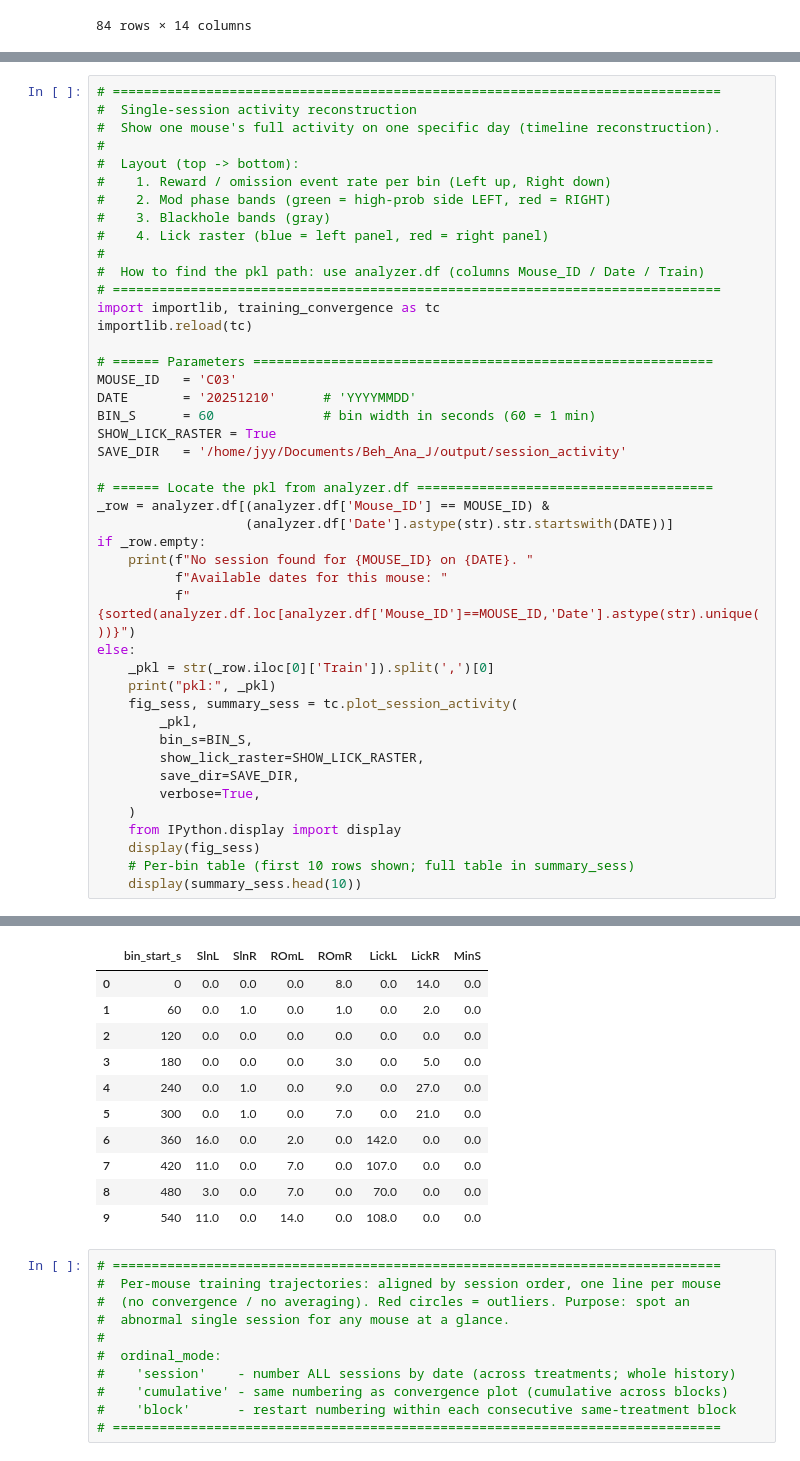
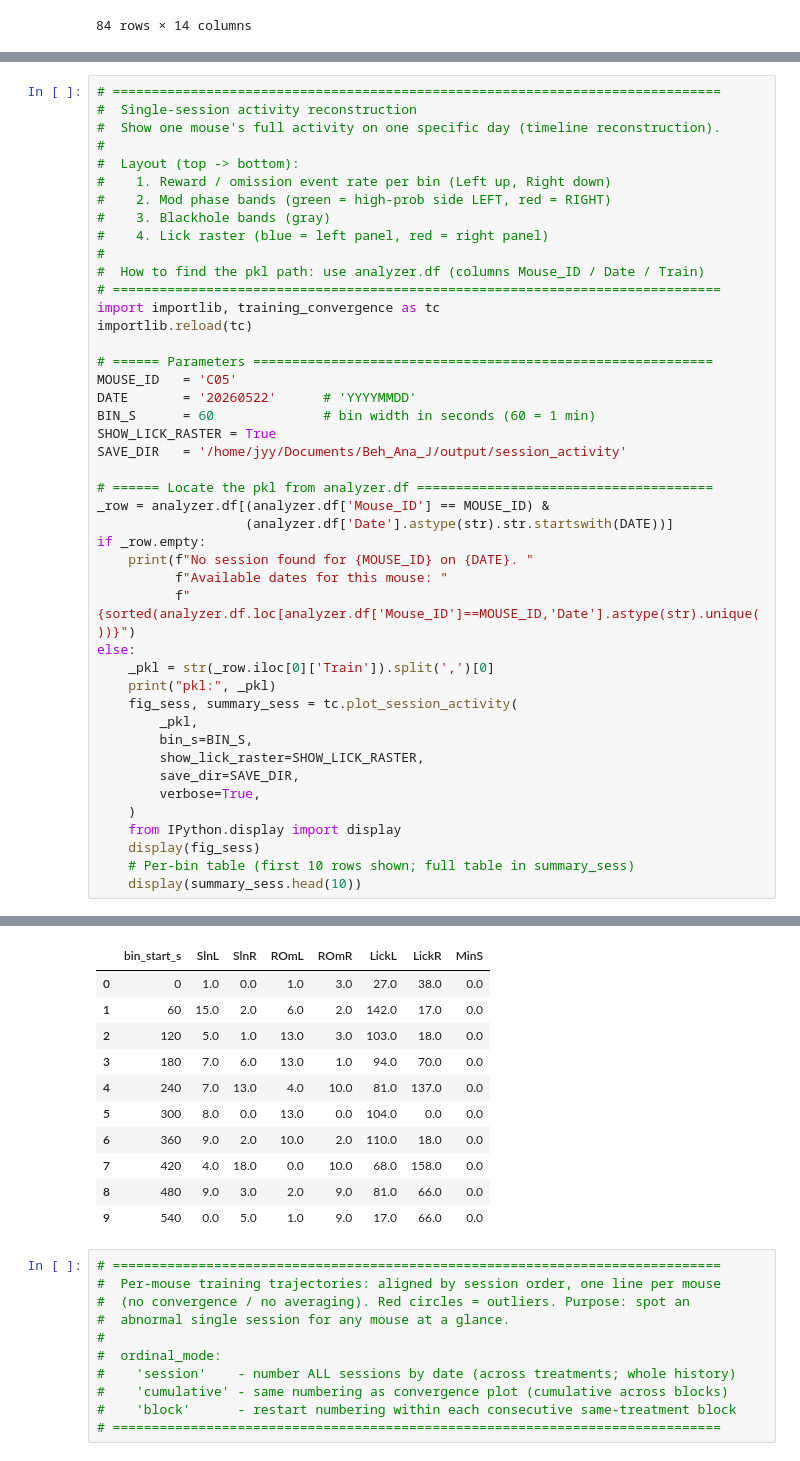
Before and after one commit to zyyk78/Beh_Ana, a Jupyter notebook: 3-main_AnaOfdata.ipynb, the cells around one changed output, grey strips where cells are left out. Cells and saved outputs as stored; diff of their text form.

```diff
--- a/3-main_AnaOfdata.ipynb
+++ b/3-main_AnaOfdata.ipynb
@@ -1501,8 +1517,8 @@ import importlib, training_convergence as tc
 importlib.reload(tc)
 
 # ====== Parameters ===========================================================
-MOUSE_ID   = 'C03'
-DATE       = '20251210'      # 'YYYYMMDD'
+MOUSE_ID   = 'C05'
+DATE       = '20260522'      # 'YYYYMMDD'
 BIN_S      = 60              # bin width in seconds (60 = 1 min)
 SHOW_LICK_RASTER = True
 SAVE_DIR   = '/home/jyy/Documents/Beh_Ana_J/output/session_activity'
@@ -1536,14 +1552,14 @@ Session: 58.1 min | rewards 476 (L 455 / R 21) | omissions 802 | blackhole inter
 |  | bin_start_s | SlnL | SlnR | ROmL | ROmR | LickL | LickR | MinS |
-| 0 | 0 | 0.0 | 0.0 | 0.0 | 8.0 | 0.0 | 14.0 | 0.0 |
-| 1 | 60 | 0.0 | 1.0 | 0.0 | 1.0 | 0.0 | 2.0 | 0.0 |
-| 2 | 120 | 0.0 | 0.0 | 0.0 | 0.0 | 0.0 | 0.0 | 0.0 |
-| 3 | 180 | 0.0 | 0.0 | 0.0 | 3.0 | 0.0 | 5.0 | 0.0 |
-| 4 | 240 | 0.0 | 1.0 | 0.0 | 9.0 | 0.0 | 27.0 | 0.0 |
-| 5 | 300 | 0.0 | 1.0 | 0.0 | 7.0 | 0.0 | 21.0 | 0.0 |
-| 6 | 360 | 16.0 | 0.0 | 2.0 | 0.0 | 142.0 | 0.0 | 0.0 |
-| 7 | 420 | 11.0 | 0.0 | 7.0 | 0.0 | 107.0 | 0.0 | 0.0 |
-| 8 | 480 | 3.0 | 0.0 | 7.0 | 0.0 | 70.0 | 0.0 | 0.0 |
-| 9 | 540 | 11.0 | 0.0 | 14.0 | 0.0 | 108.0 | 0.0 | 0.0 |
+| 0 | 0 | 1.0 | 0.0 | 1.0 | 3.0 | 27.0 | 38.0 | 0.0 |
+| 1 | 60 | 15.0 | 2.0 | 6.0 | 2.0 | 142.0 | 17.0 | 0.0 |
+| 2 | 120 | 5.0 | 1.0 | 13.0 | 3.0 | 103.0 | 18.0 | 0.0 |
+| 3 | 180 | 7.0 | 6.0 | 13.0 | 1.0 | 94.0 | 70.0 | 0.0 |
+| 4 | 240 | 7.0 | 13.0 | 4.0 | 10.0 | 81.0 | 137.0 | 0.0 |
+| 5 | 300 | 8.0 | 0.0 | 13.0 | 0.0 | 104.0 | 0.0 | 0.0 |
+| 6 | 360 | 9.0 | 2.0 | 10.0 | 2.0 | 110.0 | 18.0 | 0.0 |
+| 7 | 420 | 4.0 | 18.0 | 0.0 | 10.0 | 68.0 | 158.0 | 0.0 |
+| 8 | 480 | 9.0 | 3.0 | 2.0 | 9.0 | 81.0 | 66.0 | 0.0 |
+| 9 | 540 | 0.0 | 5.0 | 1.0 | 9.0 | 17.0 | 66.0 | 0.0 |
 # %%
 # ==============================================================================
 #  Per-mouse training trajectories: aligned by session order, one line per mouse
```
Also changed, not shown: parts of 5 cells of this notebook.
